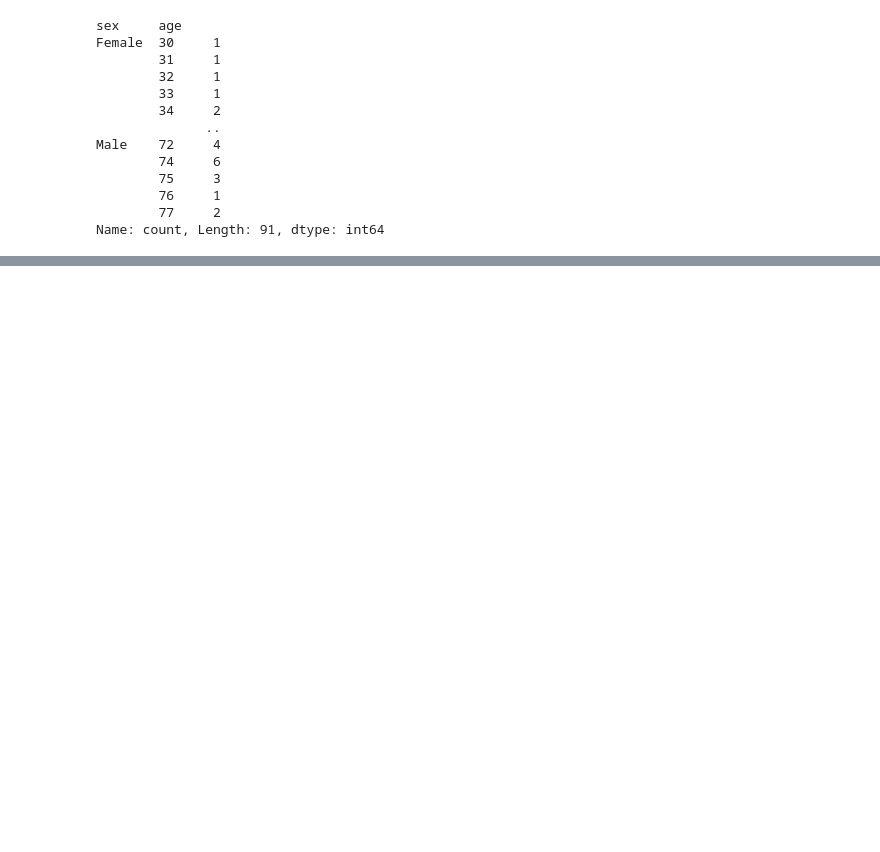
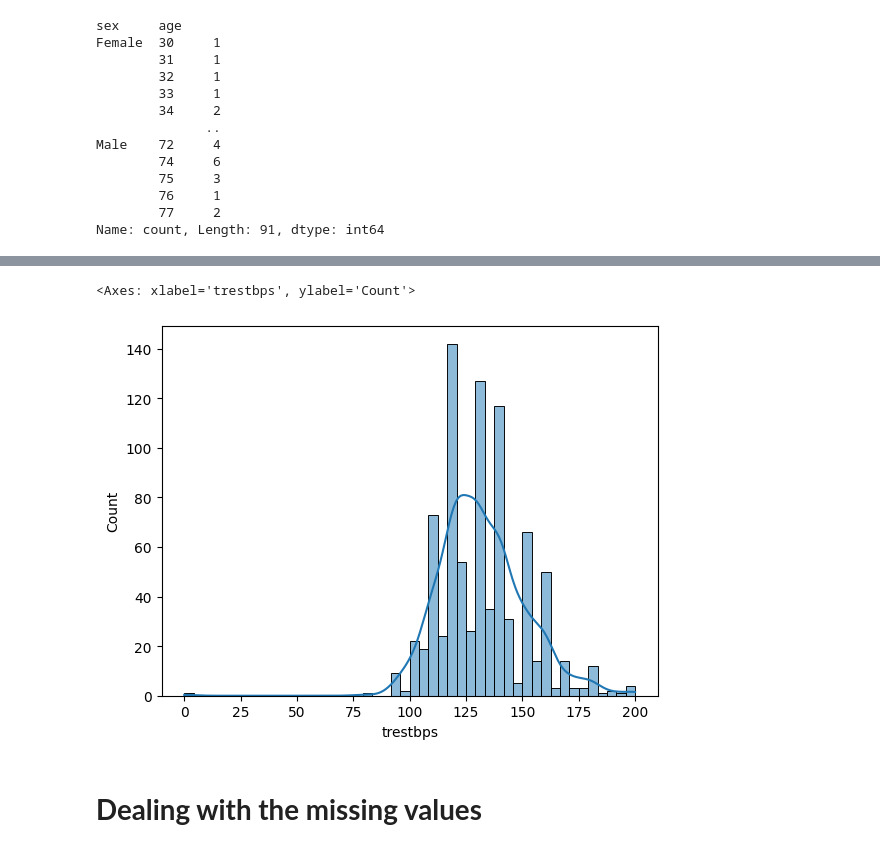
Before and after one commit to khizer9292/machine_learning, a Jupyter notebook: 00_projects/01_heart_disease_prediction/heart_disease_project.ipynb, the cells around one changed output, grey strips where cells are left out. Cells and saved outputs as stored; diff of their text form; code cells hidden in the pictures; blank space fills up the shorter version.

```diff
--- a/00_projects/01_heart_disease_prediction/heart_disease_project.ipynb
+++ b/00_projects/01_heart_disease_prediction/heart_disease_project.ipynb
@@ -195,0 +375,8 @@ Name: count, Length: 91, dtype: int64
+# %%
+# create a histogram of the trestbps column in our dataset
+sns.histplot(df['trestbps'], kde=True)
+# %% [output]
+<Axes: xlabel='trestbps', ylabel='Count'>
+[figure, added]
+# %% [markdown]
+# **Dealing with the missing values**
```
Also changed, not shown: parts of 23 cells of this notebook, 2 other files.
